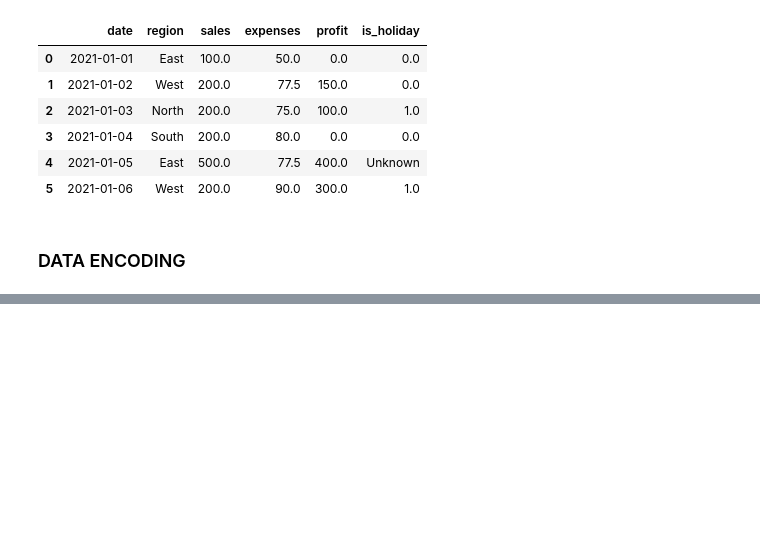
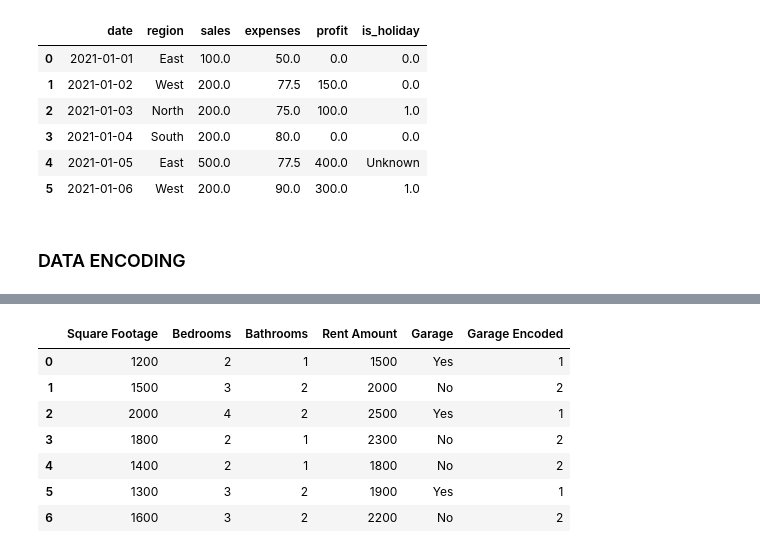
Before and after one commit to amenhasfaw/DPFE, a Jupyter notebook: CODE/Basic_Analysis.ipynb, the cells around one changed output, grey strips where cells are left out. Drawn from its saved outputs; the diff is of its cells as text; code cells hidden in the pictures; blank space fills up the shorter version.

```diff
--- a/CODE/Basic_Analysis.ipynb
+++ b/CODE/Basic_Analysis.ipynb
@@ -338,0 +355,18 @@ sales_df
+# %%
+EncodingHM = {
+    'Yes' : 1,
+    'No' : 2
+}
+
+
+df['Garage Encoded'] = df['Garage'].replace(EncodingHM)
+df
+# %% [output]
+|  | Square Footage | Bedrooms | Bathrooms | Rent Amount | Garage | Garage Encoded |
+| 0 | 1200 | 2 | 1 | 1500 | Yes | 1 |
+| 1 | 1500 | 3 | 2 | 2000 | No | 2 |
+| 2 | 2000 | 4 | 2 | 2500 | Yes | 1 |
+| 3 | 1800 | 2 | 1 | 2300 | No | 2 |
+| 4 | 1400 | 2 | 1 | 1800 | No | 2 |
+| 5 | 1300 | 3 | 2 | 1900 | Yes | 1 |
+| 6 | 1600 | 3 | 2 | 2200 | No | 2 |
```
Also changed, not shown: parts of 5 cells of this notebook.
